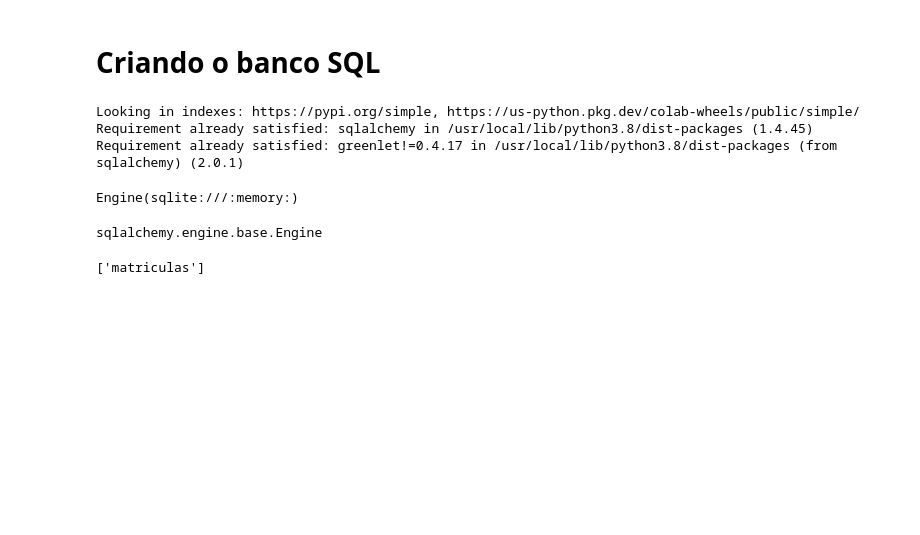
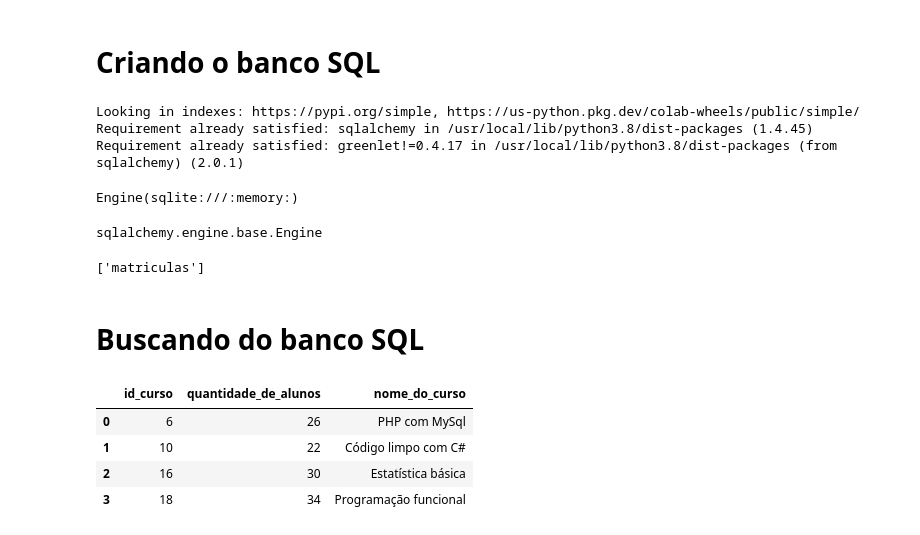
Before and after one commit to GabrielTB1/Pandas-IO, a Jupyter notebook: Pandas_IO.ipynb, the cells around one changed output. Saved outputs shown, nothing was run; the diff lists cells and outputs as text; code cells hidden in the pictures; blank space fills up the shorter version.

```diff
--- a/Pandas_IO.ipynb
+++ b/Pandas_IO.ipynb
@@ -399,3 +399,15 @@ inspector = inspect(engine) # criando um Inspector object
 print(inspector.get_table_names()) # Exibindo as tabelas com o inspecto
 # %% [output]
 ['matriculas']
+# %% [markdown]
+# Buscando do banco SQL
+# %%
+query = 'select * from matriculas where quantidade_de_alunos < 40'
+# %%
+pd.read_sql(query, engine)
+# %% [output]
+|  | id_curso | quantidade_de_alunos | nome_do_curso |
+| 0 | 6 | 26 | PHP com MySql |
+| 1 | 10 | 22 | Código limpo com C# |
+| 2 | 16 | 30 | Estatística básica |
+| 3 | 18 | 34 | Programação funcional |
```
Also changed, not shown: parts of 7 cells of this notebook.
